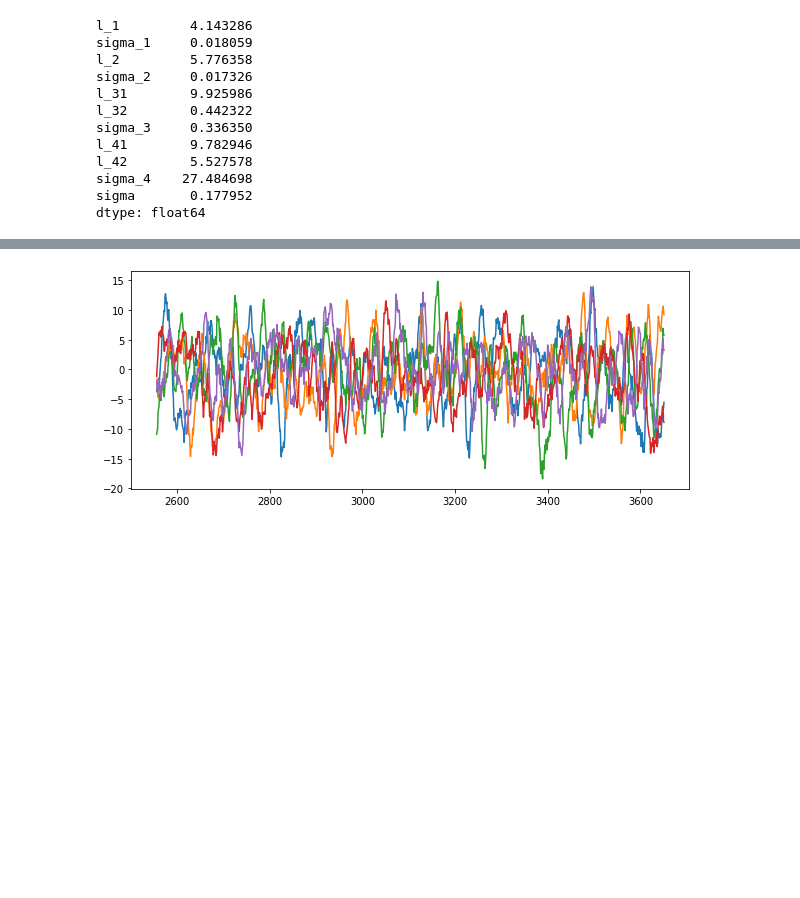
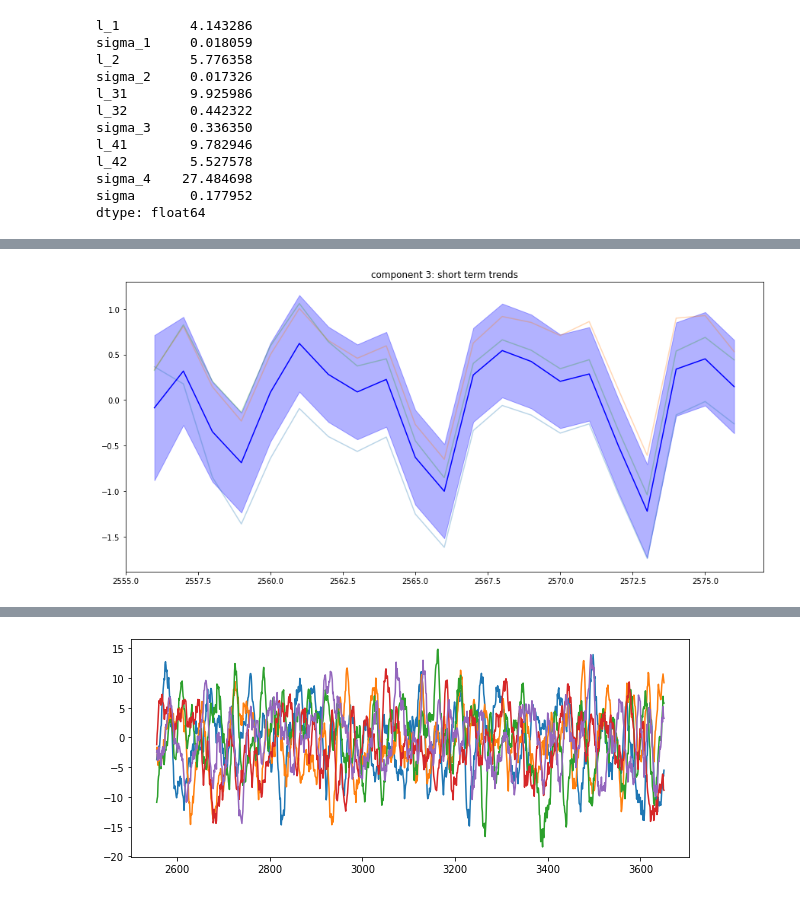
Before and after one commit to blazickjp/Research, a Jupyter notebook: GaussianProcesses.ipynb, the cells around one changed output, grey strips where cells are left out. Cells and saved outputs as stored; diff of their text form; code cells hidden in the pictures; blank space fills up the shorter version.

```diff
--- a/GaussianProcesses.ipynb
+++ b/GaussianProcesses.ipynb
@@ -217,0 +263,17 @@ for i in range(5):
+# %%
+f3_mean = np.dot(np.dot(k3, np.linalg.inv(k_prime)),bd_1976["scaled_births"].values)
+f3_covar = k3 - k3 @ np.linalg.inv(k_prime) @ k3
+f3_sig = np.sqrt(np.diag(f3_covar))
+samples_f3 = np.random.multivariate_normal(mean = f3_mean, cov = f3_covar, size=5)
+
+fig, ax = plt.subplots(figsize=(15,7))
+observ = 21
+for i in range(3):
+    plt.plot(x[:observ], samples_f3[i,:observ], alpha=0.3)
+plt.plot(x[:observ], f3_mean[:observ], color='b')
+plt.fill_between(x[:observ], f3_mean[:observ]+2*f3_sig[:observ], f3_mean[:observ]-2*f3_sig[:observ], color = 'b', alpha = 0.3)
+
+ax.set_title('component 3: short term trends')
+plt.show()
+# %% [output]
+[figure, added]
```
Also changed, not shown: parts of 18 cells of this notebook.
